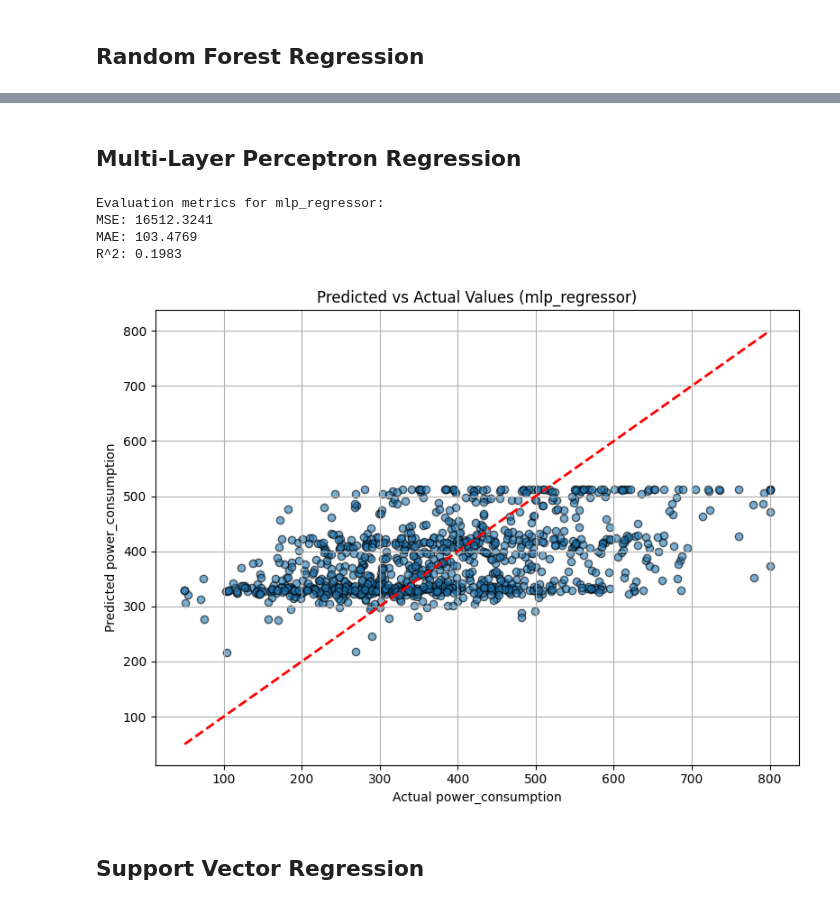
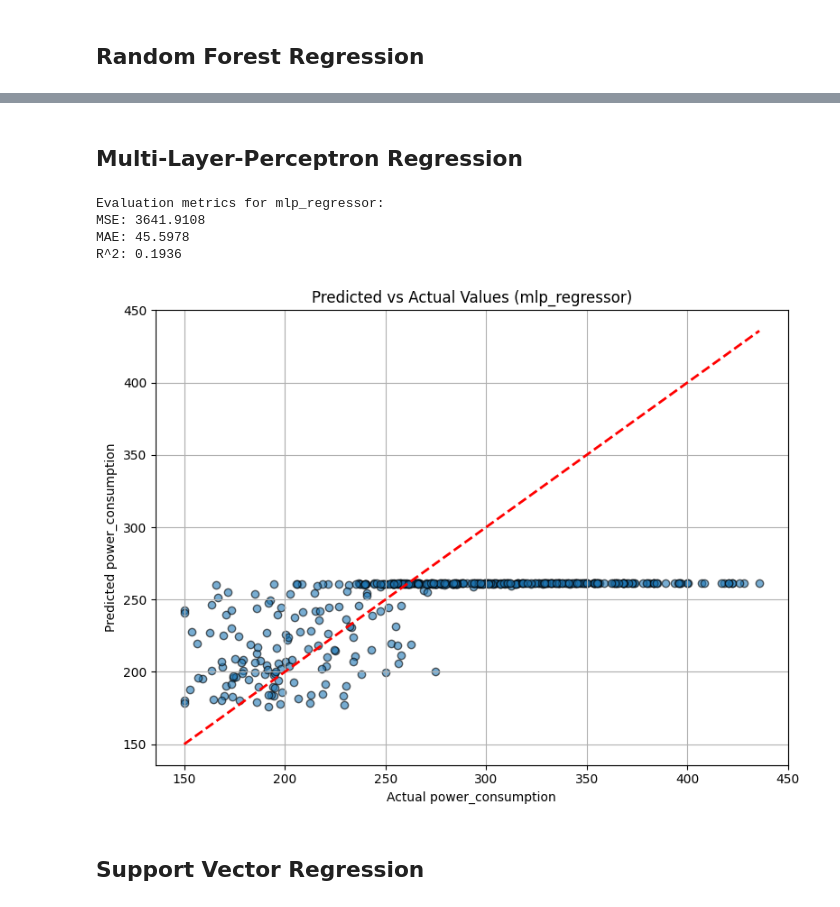
Before and after one commit to MuhammadAhmadMirza/BNA26-ML, a Jupyter notebook: src/models.ipynb, the cells around one changed output, grey strips where cells are left out. Saved outputs shown, nothing was run; the diff lists cells and outputs as text; code cells hidden in the pictures.

```diff
--- a/src/models.ipynb
+++ b/src/models.ipynb
@@ -128,25 +155,33 @@ MODEL_DIR = "../models"
 model_name = "polynomial_regression"
 MODEL_PATH = os.path.join(MODEL_DIR, model_name + ".joblib")
 
-# Hyperparameters
-degree = 2              # Polynomial degree for feature expansion
-include_bias = False    # Whether to include bias term in polynomial features
+# TODO Hyperparameters
+degree = 1              # experiment with different degrees, linear=1, quadratic=2, cubic=3 ...
+include_bias = False    # bias means that the model can have a non-zero y-intercept
+
+X_train_model = X_train[feature_columns]
+X_test_model = X_test[feature_columns]
 
 hyperparameters = {
     "degree": degree,
     "include_bias": include_bias,
+    "fit_intercept": False,
+    "features_used": feature_columns,
 }
 
 # Training model
-model = make_pipeline(PolynomialFeatures(degree, include_bias=include_bias), LinearRegression())
-model.fit(X_train, y_train)
+model = make_pipeline(
+    PolynomialFeatures(degree, include_bias=include_bias),
+    LinearRegression(fit_intercept=False)  # TODO no intercept means always passing through origin, is that good or bad?
+)
+model.fit(X_train_model, y_train)
 
 # Saving model
 os.makedirs(MODEL_DIR, exist_ok=True)
 joblib.dump(model, MODEL_PATH)
 
 # Evaluate and plot
-predictions = evaluate_model(model_name, hyperparameters, feature_columns)
+predictions = evaluate_model(model_name, hyperparameters)
 plot_predictions(y_test, predictions, model_name)
 # %% [output]
 Evaluation metrics for polynomial_regression:
@@ -207,19 +246,22 @@ R^2: 0.1682
-# %% [markdown]
-## Multi-Layer Perceptron Regression
+# %% [markdown]
+## Multi-Layer-Perceptron Regression
 # %%
 # Model save directory
 model_name = "mlp_regressor"
 MODEL_PATH = os.path.join(MODEL_DIR, model_name + ".joblib")
 
-# Hyperparameters
-hidden_layer_sizes = (10,)      # Number of neurons in each hidden layer
-activation = "tanh"             # Activation function for hidden layers
-solver = "sgd"                  # Optimizer algorithm
-max_iter = 100                  # Maximum training iterations
-random_state = 42               # Random seed for reproducibility
-alpha = 0.1                     # L2 regularization strength
-learning_rate_init = 0.0001     # Initial learning rate
-early_stopping = False          # Stop training when validation score stops improving
+# TODO Hyperparameters
+hidden_layer_sizes = (4,)       # Number of neurons in one layer, maybe try more than yours
+activation = "tanh"             # activation function, can also try 'relu'
+solver = "sgd"                  # optimizer, can also try 'adam'
+max_iter = 30                   # how many times to train over the dataset, usually a huge number
+random_state = 42               # Random seed for reproducibility, doesn't matter much here
+alpha = 100.0                    # L2 regularization, maybe it should be the other way around or even lower
+learning_rate_init = 0.0005     # Learning rate, try increasing by multiples of 2
+early_stopping = True           # Stop training when validation score stops improving, dont change
+
+X_train_model = X_train[feature_columns]
+X_test_model = X_test[feature_columns]
 
 hyperparameters = {
     "hidden_layer_sizes": hidden_layer_sizes,
@@ -229,39 +271,40 @@ hyperparameters = {
     "random_state": random_state,
     "alpha": alpha,
     "learning_rate_init": learning_rate_init,
     "early_stopping": early_stopping,
     "scaled": True,
+    "features_used": feature_columns,
 }
 
 # Training model
 model = make_pipeline(
     StandardScaler(),
     MLPRegressor(
         hidden_layer_sizes=hidden_layer_sizes,
         activation=activation,
         solver=solver,
         max_iter=max_iter,
         alpha=alpha,
         learning_rate_init=learning_rate_init,
         early_stopping=early_stopping,
         random_state=random_state,
     ),
 )
-model.fit(X_train, y_train)
+model.fit(X_train_model, y_train)
 
 # Saving model
 os.makedirs(MODEL_DIR, exist_ok=True)
 joblib.dump(model, MODEL_PATH)
 
 # Evaluate and plot
-predictions = evaluate_model(model_name, hyperparameters, feature_columns)
+predictions = evaluate_model(model_name, hyperparameters)
 plot_predictions(y_test, predictions, model_name)
 # %% [output]
 Evaluation metrics for mlp_regressor:
-MSE: 16512.3241
-MAE: 103.4769
-R^2: 0.1983
+MSE: 3641.9108
+MAE: 45.5978
+R^2: 0.1936
-[figure, old version]
+[figure, new version]
 # %% [markdown]
 ## Support Vector Regression
 # %%
```
Also changed, not shown: parts of 7 cells of this notebook.
